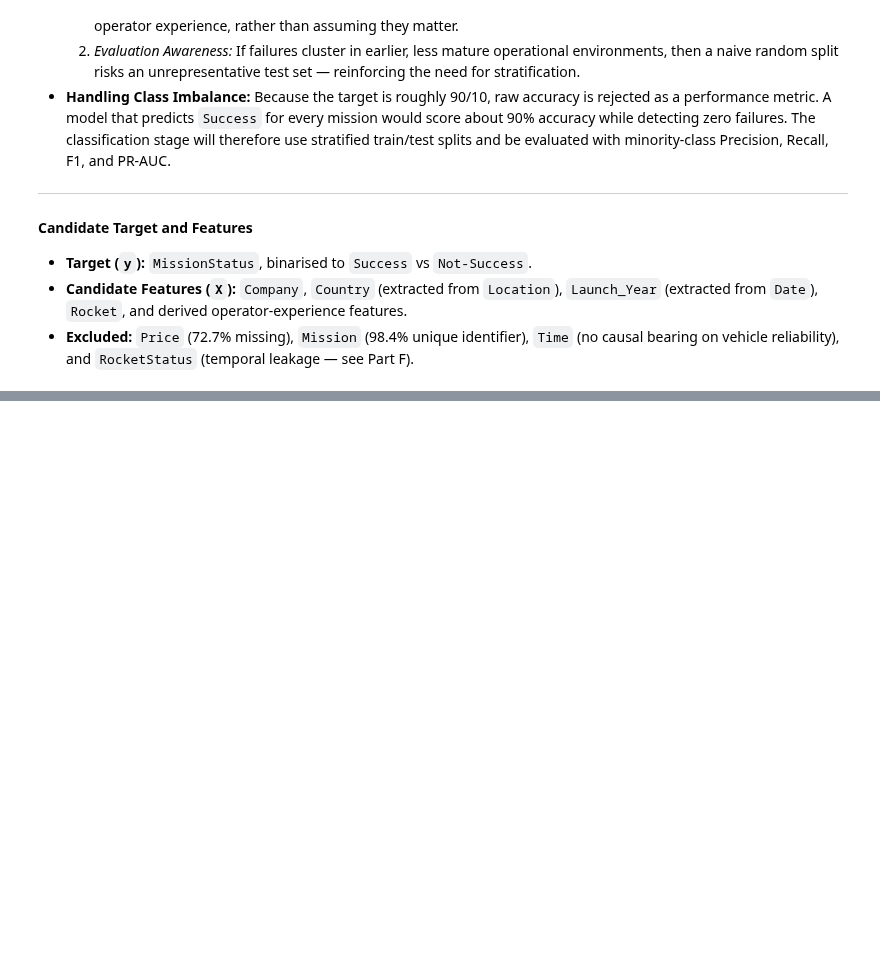
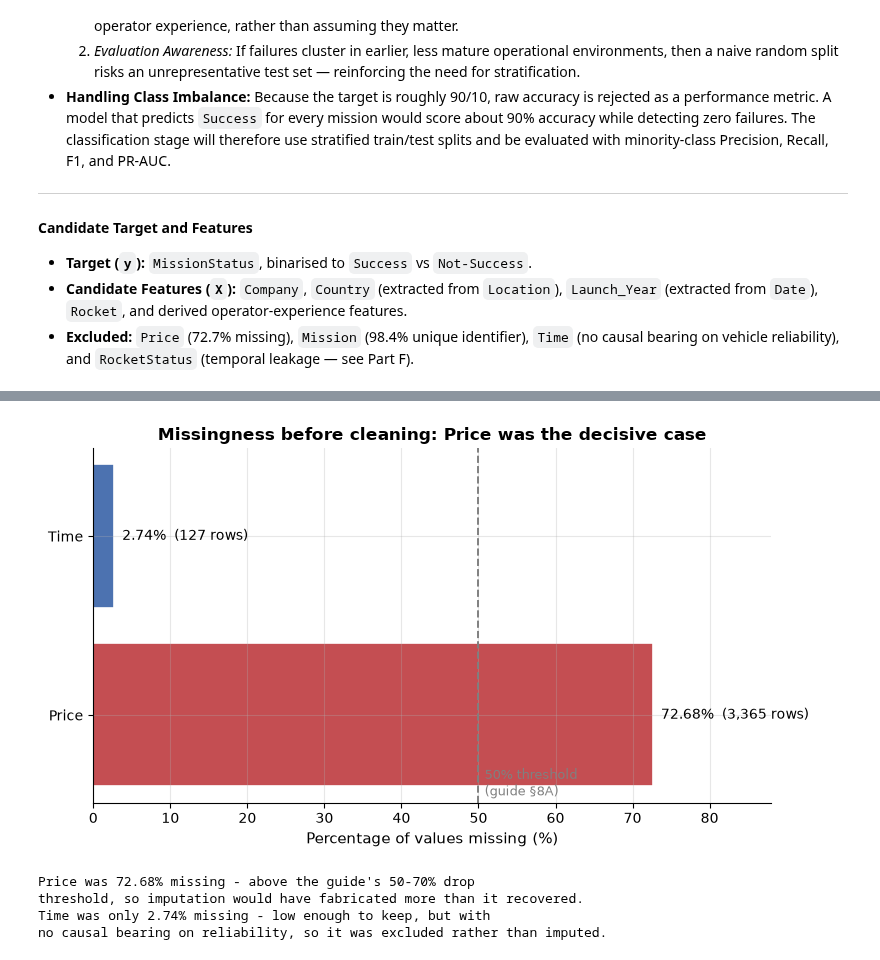
Before and after one commit to dokdokdok225/OOP, a Jupyter notebook: oop.ipynb, the cells around one changed output, grey strips where cells are left out. Saved outputs shown, nothing was run; the diff lists cells and outputs as text; code cells hidden in the pictures; blank space fills up the shorter version.

Commit message:
Activity 2: baseline model notebook, engineered data, docs, and saved arrays

```diff
--- a/oop.ipynb
+++ b/oop.ipynb
@@ -190,0 +254,10 @@ target, which rules regression out on two independent grounds.
+# %%
+import pandas as pd
+
+# Work on a copy so the raw file stays untouched (guide: "Preserve Raw Data").
+df_raw = pd.read_csv("space_missions.csv", encoding="latin1")
+df = df_raw.copy()
+
+print(f"Raw file shape      : {df_raw.shape}")
+print(f"Working copy shape  : {df.shape}")
+print("\nThe raw file is never written to. All cleaning happens on `df`.")
@@ -190,0 +586,33 @@ target, which rules regression out on two independent grounds.
+# %%
+missing_pct = (df_raw.isna().mean() * 100).sort_values(ascending=False)
+missing_pct = missing_pct[missing_pct > 0]
+
+fig, ax = plt.subplots(figsize=(8, 4.5))
+bars = ax.barh(missing_pct.index, missing_pct.values,
+               color=["#C44E52" if v > 50 else "#4C72B0" for v in missing_pct.values],
+               edgecolor="white", linewidth=1.2)
+
+for bar, (col_name, v) in zip(bars, missing_pct.items()):
+    n_missing = int(df_raw[col_name].isna().sum())
+    ax.text(v + 1.0, bar.get_y() + bar.get_height() / 2,
+            f"{v:.2f}%  ({n_missing:,} rows)", va="center", fontsize=10)
+
+ax.axvline(50, ls="--", color="gray", linewidth=1.4)
+ax.text(50.8, -0.45, "50% threshold\n(guide §8A)", fontsize=9, color="gray")
+ax.set_xlabel("Percentage of values missing (%)", fontsize=11)
+ax.set_title("Missingness before cleaning: Price was the decisive case",
+             fontsize=12, fontweight="bold")
+ax.set_xlim(0, 88)
+plt.tight_layout()
+plt.show()
+
+print(f"Price was {missing_pct['Price']:.2f}% missing - above the guide's 50-70% drop")
+print("threshold, so imputation would have fabricated more than it recovered.")
+print(f"Time was only {missing_pct['Time']:.2f}% missing - low enough to keep, but with")
+print("no causal bearing on reliability, so it was excluded rather than imputed.")
+# %% [output]
+[figure, added]
+Price was 72.68% missing - above the guide's 50-70% drop
+threshold, so imputation would have fabricated more than it recovered.
+Time was only 2.74% missing - low enough to keep, but with
+no causal bearing on reliability, so it was excluded rather than imputed.
```
Also changed, not shown: parts of 98 cells of this notebook, 31 other files.
